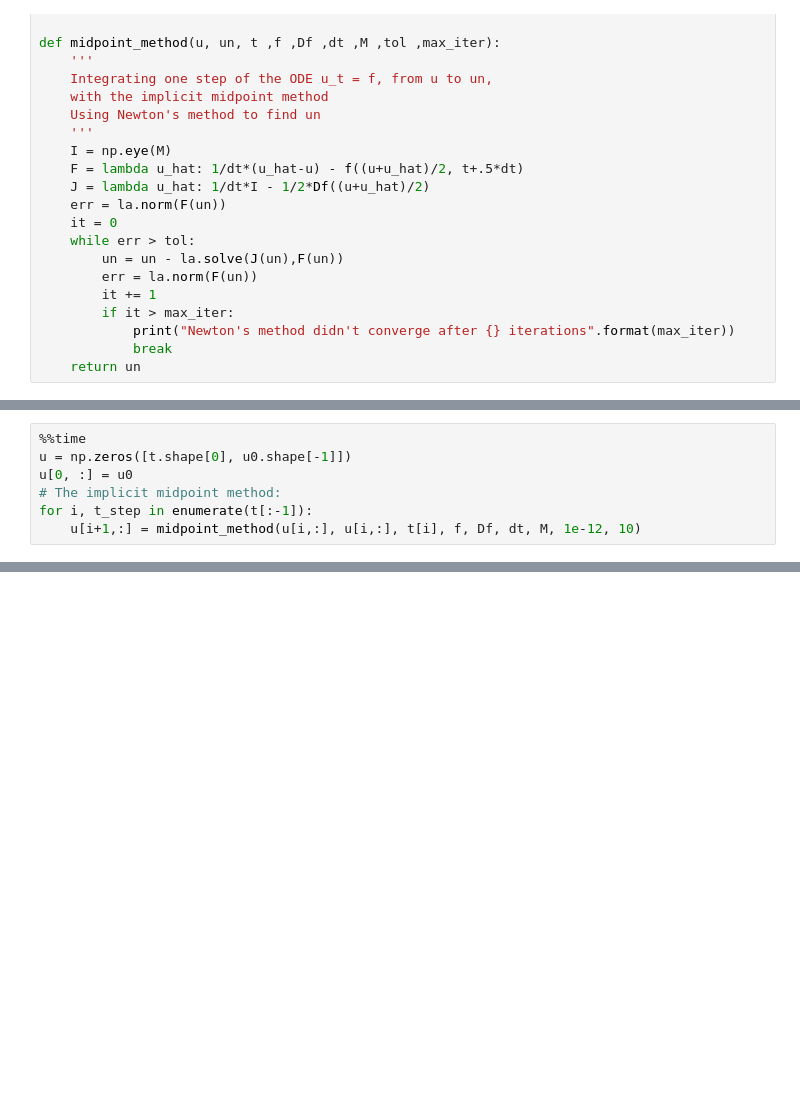
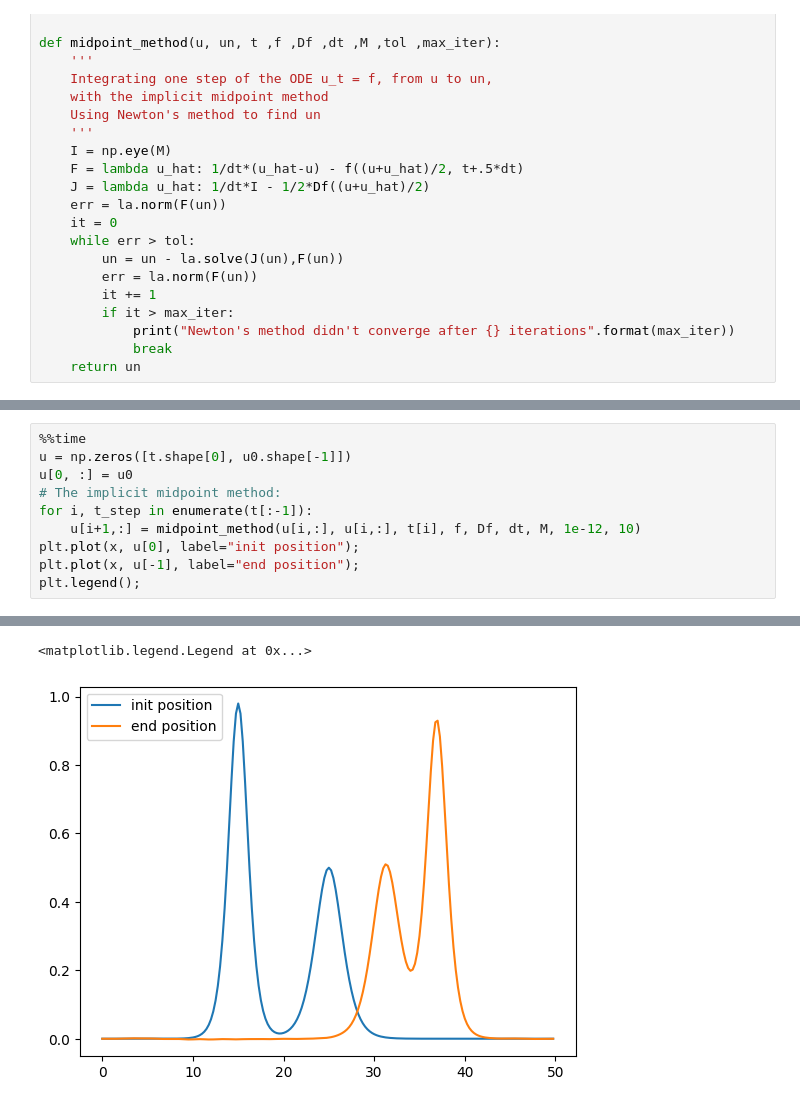
Before and after one commit to Kohmann/master-GAN, a Jupyter notebook: waveEquations/kdv_minimal.ipynb, the cells around one changed output, grey strips where cells are left out. Saved outputs shown, nothing was run; the diff lists cells and outputs as text; blank space fills up the shorter version.

```diff
--- a/waveEquations/kdv_minimal.ipynb
+++ b/waveEquations/kdv_minimal.ipynb
@@ -111,4 +118,7 @@ u[0, :] = u0
 # The implicit midpoint method:
 for i, t_step in enumerate(t[:-1]):
     u[i+1,:] = midpoint_method(u[i,:], u[i,:], t[i], f, Df, dt, M, 1e-12, 10)
+plt.plot(x, u[0], label="init position");
+plt.plot(x, u[-1], label="end position");
+plt.legend();
 # %% [output]
@@ -117,3 +127,5 @@ Wall time: 1.85 s
+<matplotlib.legend.Legend at 0x...>
+[figure, added]
 # %%
 from matplotlib import animation, rc
 rc('animation', html='jshtml')
```
Also changed, not shown: parts of 8 cells of this notebook, 1 other file.
